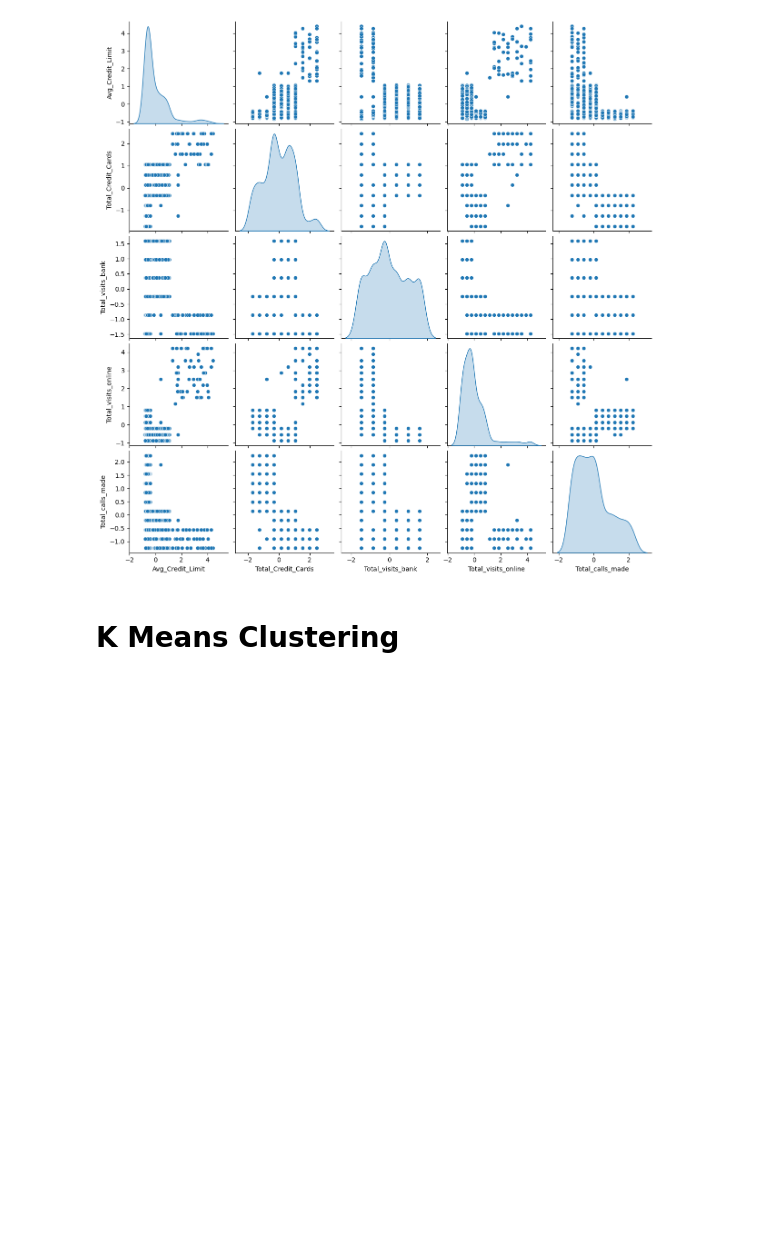
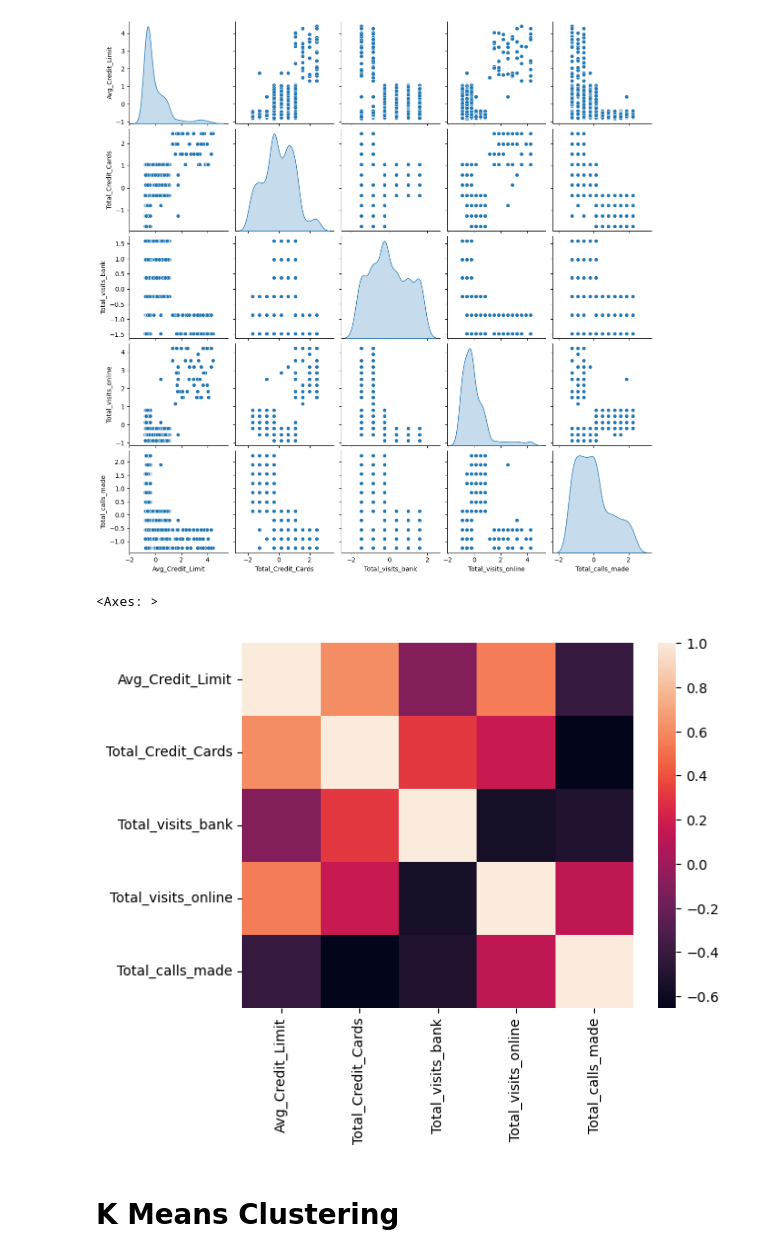
Before and after one commit to liamjdavis/Credit-Card-Customer-Segmentation, a Jupyter notebook: customer_segmentation.ipynb, the cells around one changed output. Drawn from its saved outputs; the diff is of its cells as text; code cells hidden in the pictures; blank space fills up the shorter version.

```diff
--- a/customer_segmentation.ipynb
+++ b/customer_segmentation.ipynb
@@ -53,5 +53,10 @@ sns.pairplot(subset_scaled_df, diag_kind="kde")
 # %% [output]
 <seaborn.axisgrid.PairGrid at 0x...>
 [figure]
+# %%
+sns.heatmap(subset_scaled_df.corr())
+# %% [output]
+<Axes: >
+[figure, added]
 # %% [markdown]
 # K Means Clustering
```
Also changed, not shown: parts of 3 cells of this notebook, 1 other file.
